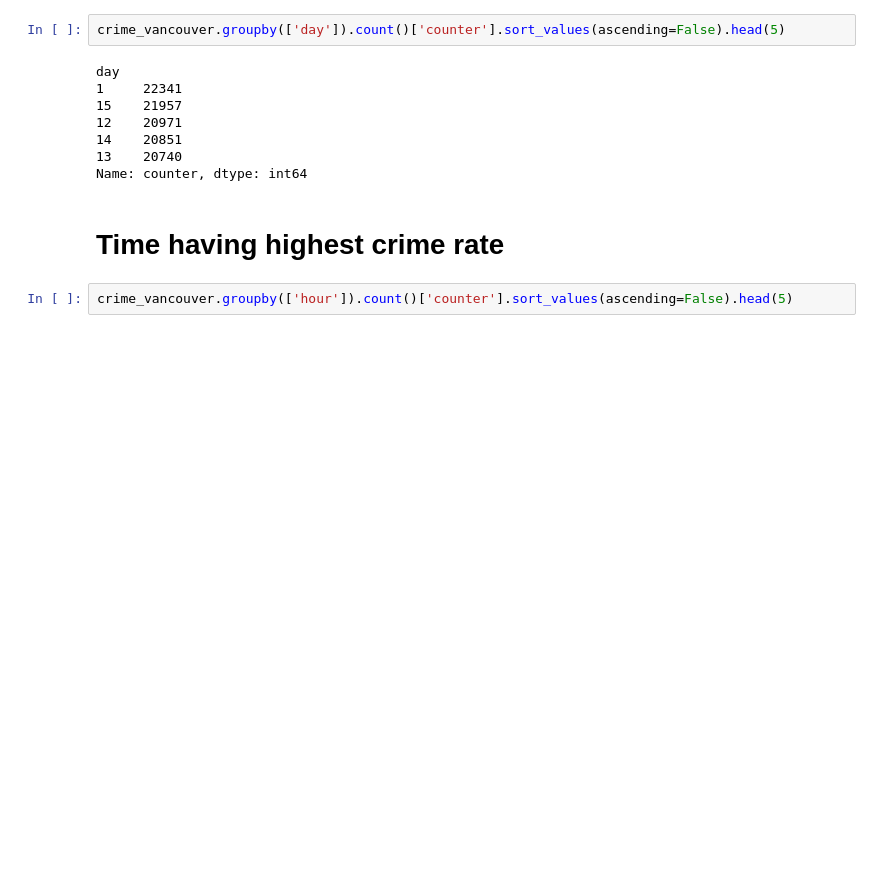
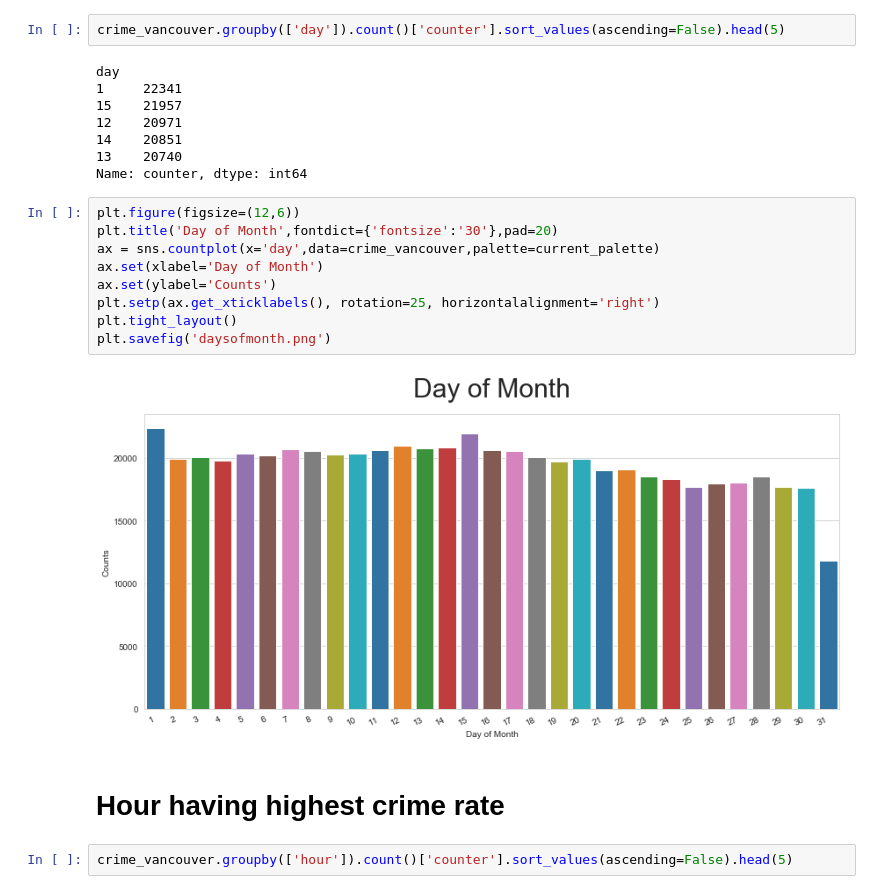
Before and after one commit to abhishekasingh/PythonProjects, a Jupyter notebook: 001 Crimes in Vancouver/Crime in Vancouver.ipynb, the cells around one changed output. Saved outputs shown, nothing was run; the diff lists cells and outputs as text; blank space fills up the shorter version.

```diff
--- a/001 Crimes in Vancouver/Crime in Vancouver.ipynb
+++ b/001 Crimes in Vancouver/Crime in Vancouver.ipynb
@@ -131,8 +168,19 @@ day
 14    20851
 13    20740
 Name: counter, dtype: int64
+# %%
+plt.figure(figsize=(12,6))
+plt.title('Day of Month',fontdict={'fontsize':'30'},pad=20)
+ax = sns.countplot(x='day',data=crime_vancouver,palette=current_palette)
+ax.set(xlabel='Day of Month')
+ax.set(ylabel='Counts')
+plt.setp(ax.get_xticklabels(), rotation=25, horizontalalignment='right')
+plt.tight_layout()
+plt.savefig('daysofmonth.png')
+# %% [output]
+[figure, added]
 # %% [markdown]
-# Time having highest crime rate
+# Hour having highest crime rate
 # %%
 crime_vancouver.groupby(['hour']).count()['counter'].sort_values(ascending=False).head(5)
 # %% [output]
```
Also changed, not shown: parts of 10 cells of this notebook.
